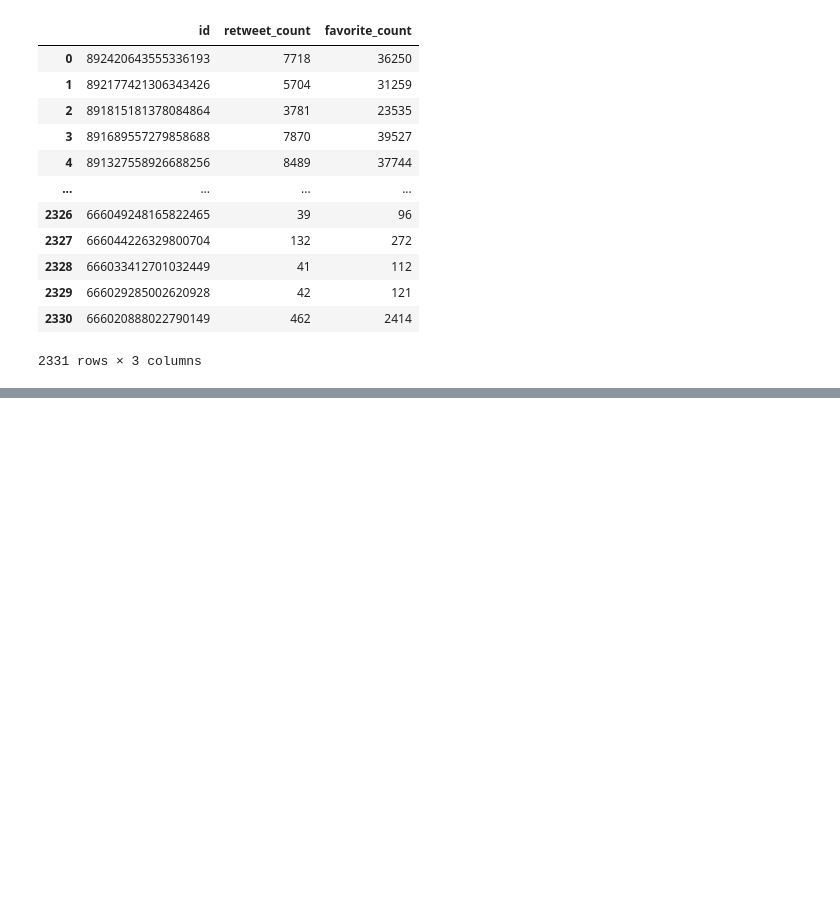
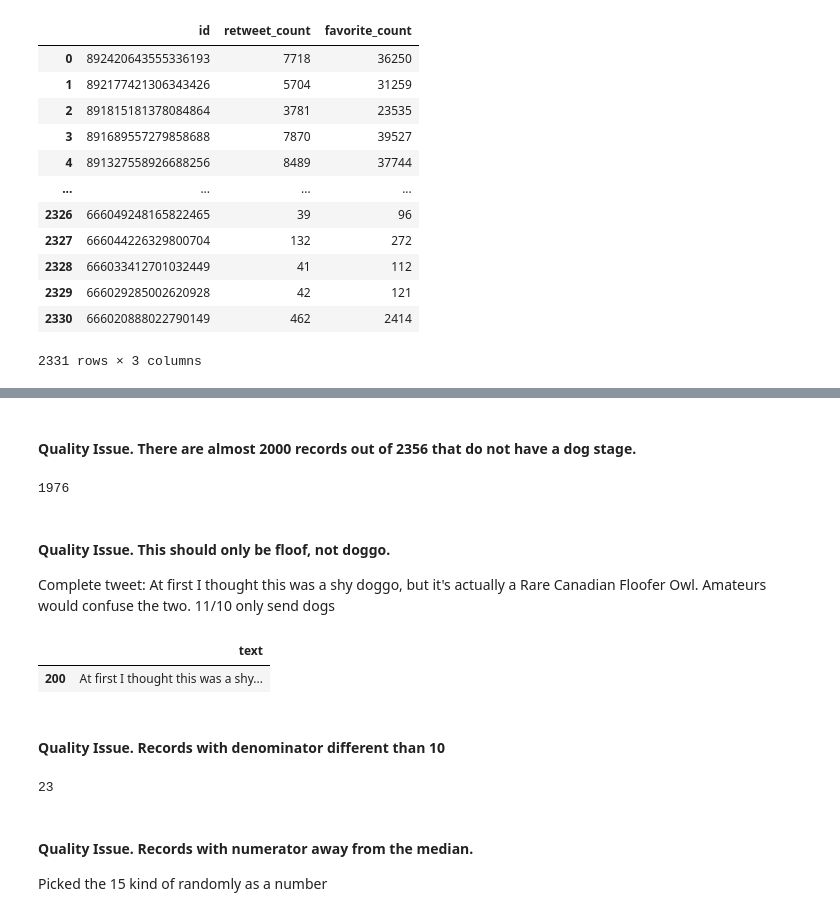
Before and after one commit to lizvqz/we_rate_dogs, a Jupyter notebook: wrangle_act.ipynb, the cells around one changed output, grey strips where cells are left out. Drawn from its saved outputs; the diff is of its cells as text; code cells hidden in the pictures; blank space fills up the shorter version.

```diff
--- a/wrangle_act.ipynb
+++ b/wrangle_act.ipynb
@@ -186,0 +244,24 @@ tweet_details_df
+# %% [markdown]
+#### Quality Issue. There are almost 2000 records out of 2356 that do not have a dog stage.
+# %%
+twitter_archive.query('doggo == "None" and floofer == "None" and pupper == "None" and puppo == "None"').tweet_id.count()
+# %% [output]
+1976
+# %% [markdown]
+#### Quality Issue. This should only be floof, not doggo.
+Complete tweet: At first I thought this was a shy doggo, but it's actually a Rare Canadian Floofer Owl. Amateurs would confuse the two. 11/10 only send dogs
+# %%
+twitter_archive.query('floofer == "floofer" and doggo == "doggo"')[['text']]
+# %% [output]
+|  | text |
+| 200 | At first I thought this was a shy... |
+# %% [markdown]
+#### Quality Issue. Records with denominator different than 10
+# %%
+twitter_archive.query('rating_denominator != 10').tweet_id.count()
+# %% [output]
+23
+# %% [markdown]
+#### Quality Issue. Records with numerator away from the median.
+
+Picked the 15 kind of randomly as a number
```
Also changed, not shown: parts of 16 cells of this notebook.
